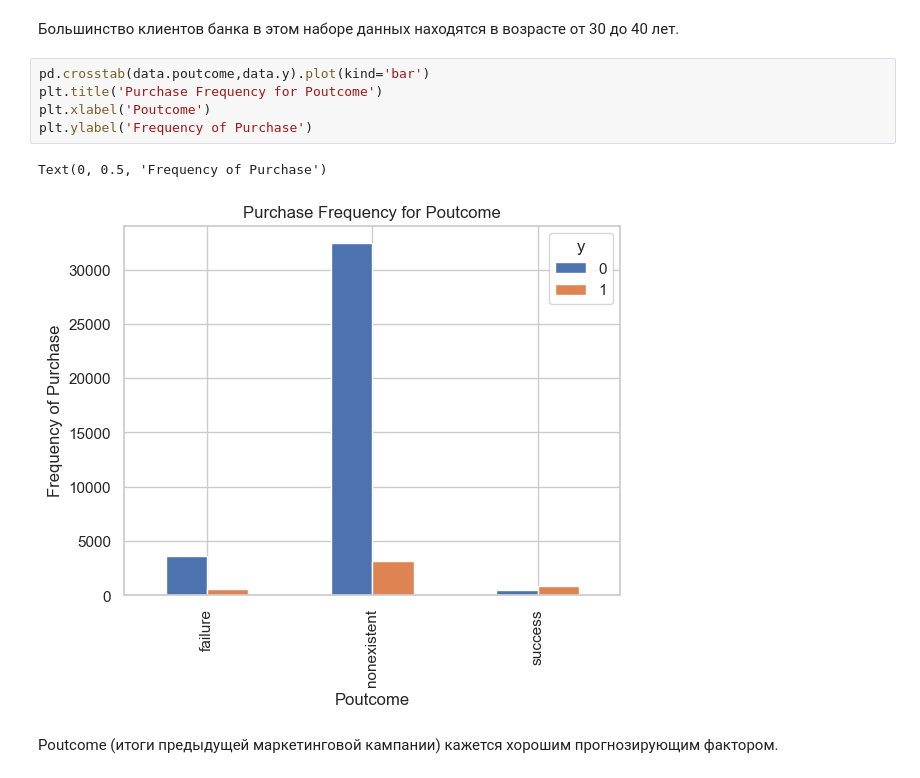
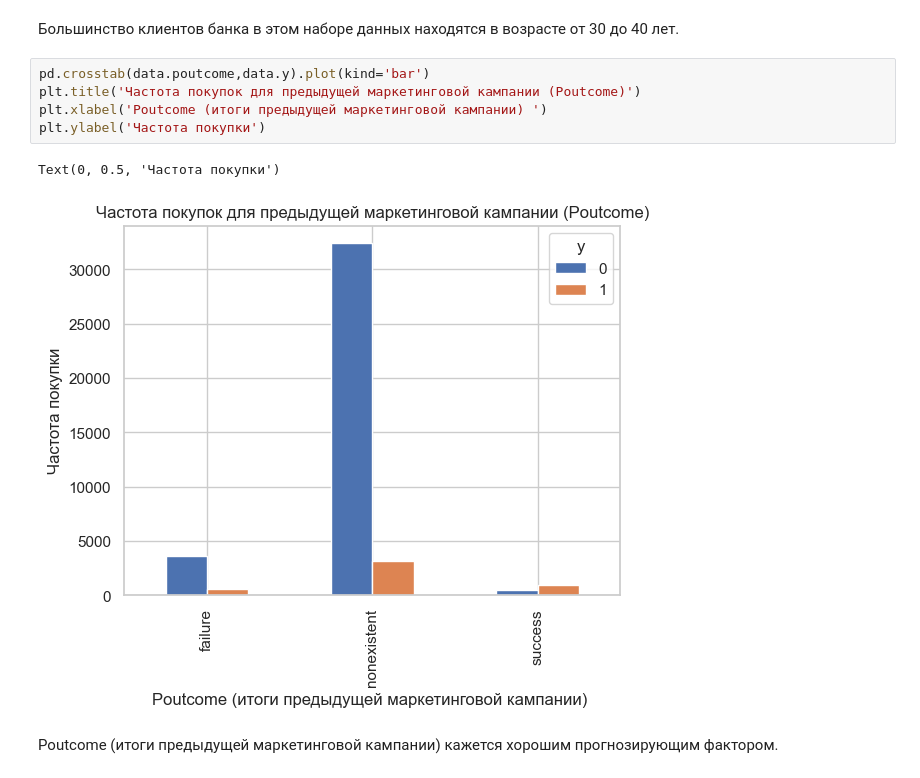
Before and after one commit to RusAl84/IntroML, a Jupyter notebook: Logistic Regression balanced.ipynb, the cells around one changed output. Cells and saved outputs as stored; diff of their text form.

```diff
--- a/Logistic Regression balanced.ipynb
+++ b/Logistic Regression balanced.ipynb
@@ -264,12 +270,12 @@ Text(0, 0.5, 'Frequency')
 Большинство клиентов банка в этом наборе данных находятся в возрасте от 30 до 40 лет.
 # %%
 pd.crosstab(data.poutcome,data.y).plot(kind='bar')
-plt.title('Purchase Frequency for Poutcome')
-plt.xlabel('Poutcome')
-plt.ylabel('Frequency of Purchase')
+plt.title('Частота покупок для предыдущей маркетинговой кампании (Poutcome)')
+plt.xlabel('Poutcome (итоги предыдущей маркетинговой кампании) ')
+plt.ylabel('Частота покупки')
 # %% [output]
-Text(0, 0.5, 'Frequency of Purchase')
+Text(0, 0.5, 'Частота покупки')
-[figure, old version]
+[figure, new version]
 # %% [markdown]
 Poutcome (итоги предыдущей маркетинговой кампании) кажется хорошим прогнозирующим фактором.
 # %% [markdown]
```
Also changed, not shown: parts of 21 cells of this notebook.
